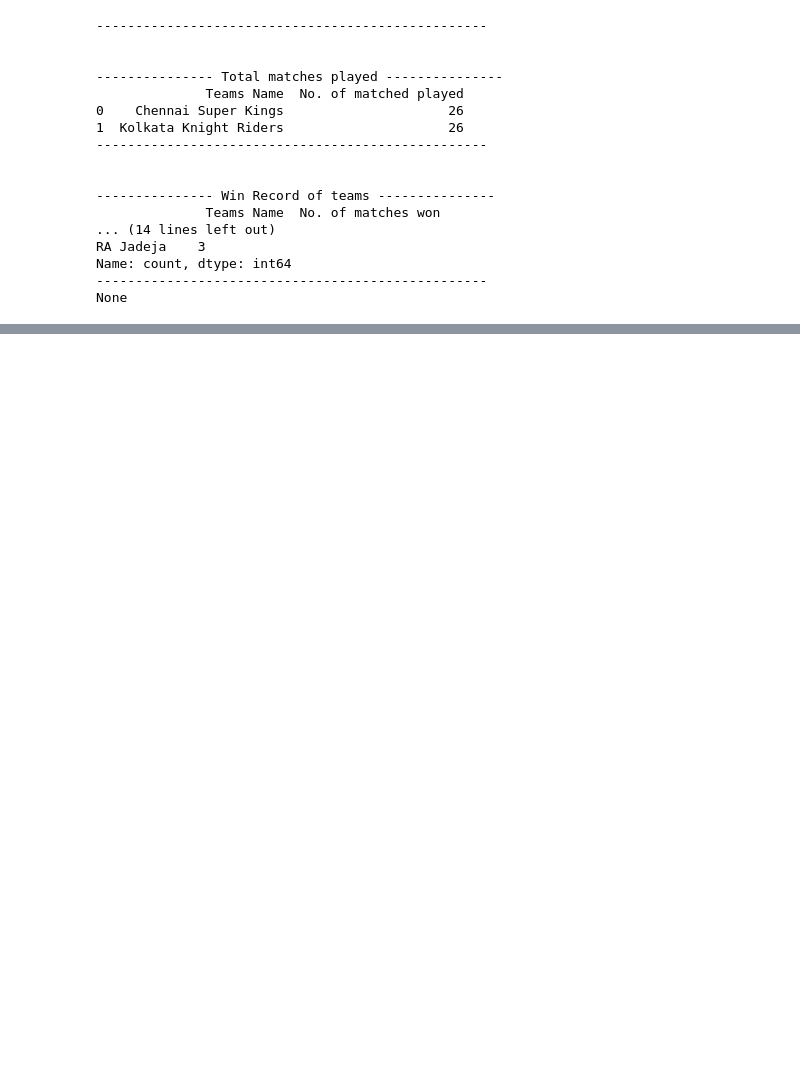
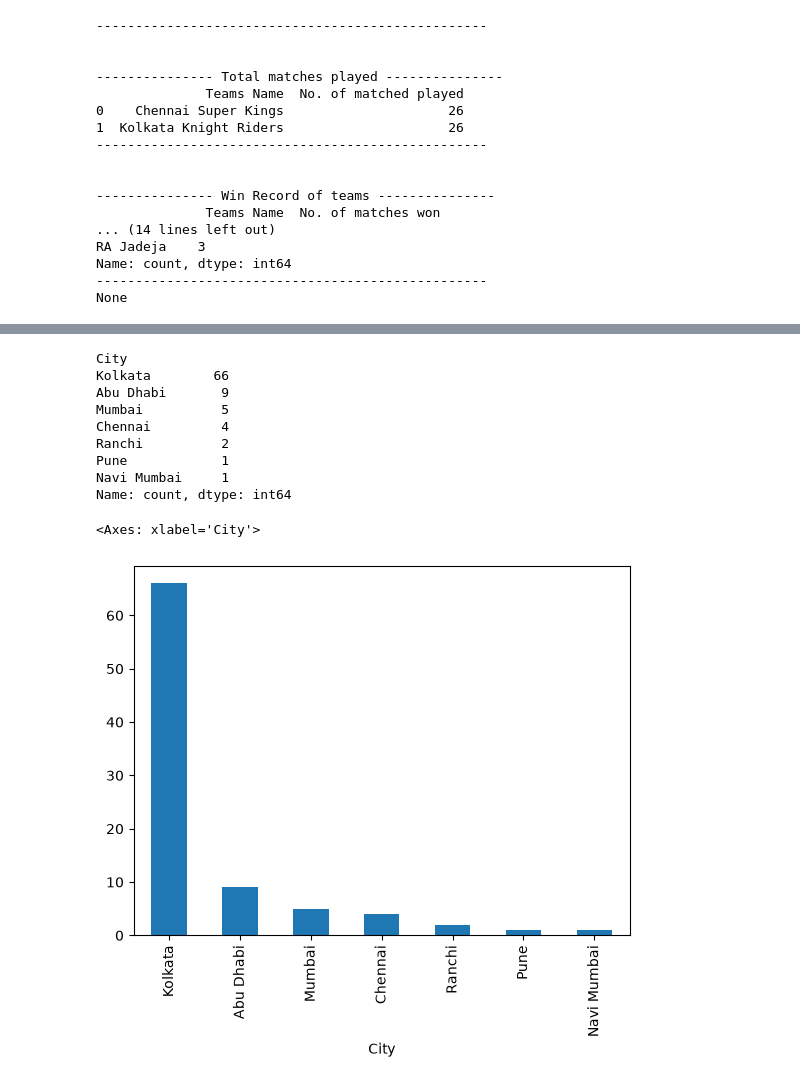
Before and after one commit to muhammad-saad-2006/ai-learning, a Jupyter notebook: week1/pandas-practice.ipynb, the cells around one changed output, grey strips where cells are left out. Saved outputs shown, nothing was run; the diff lists cells and outputs as text; code cells hidden in the pictures; blank space fills up the shorter version.

```diff
--- a/week1/pandas-practice.ipynb
+++ b/week1/pandas-practice.ipynb
@@ -463,0 +469,24 @@ None
+# %%
+# first of all find teams where team1 and team2 played
+kkr_matches = df[
+    (df['Team1'] == 'Kolkata Knight Riders') |
+    (df['Team2'] == 'Kolkata Knight RIders')
+]
+
+# now find the cities that hosted kkr
+host_city = kkr_matches['City'].value_counts().head(7)
+print(host_city)
+
+host_city.plot(kind='bar')
+# %% [output]
+City
+Kolkata        66
+Abu Dhabi       9
+Mumbai          5
+Chennai         4
+Ranchi          2
+Pune            1
+Navi Mumbai     1
+Name: count, dtype: int64
+<Axes: xlabel='City'>
+[figure, added]
```
Also changed, not shown: parts of 2 cells of this notebook.
